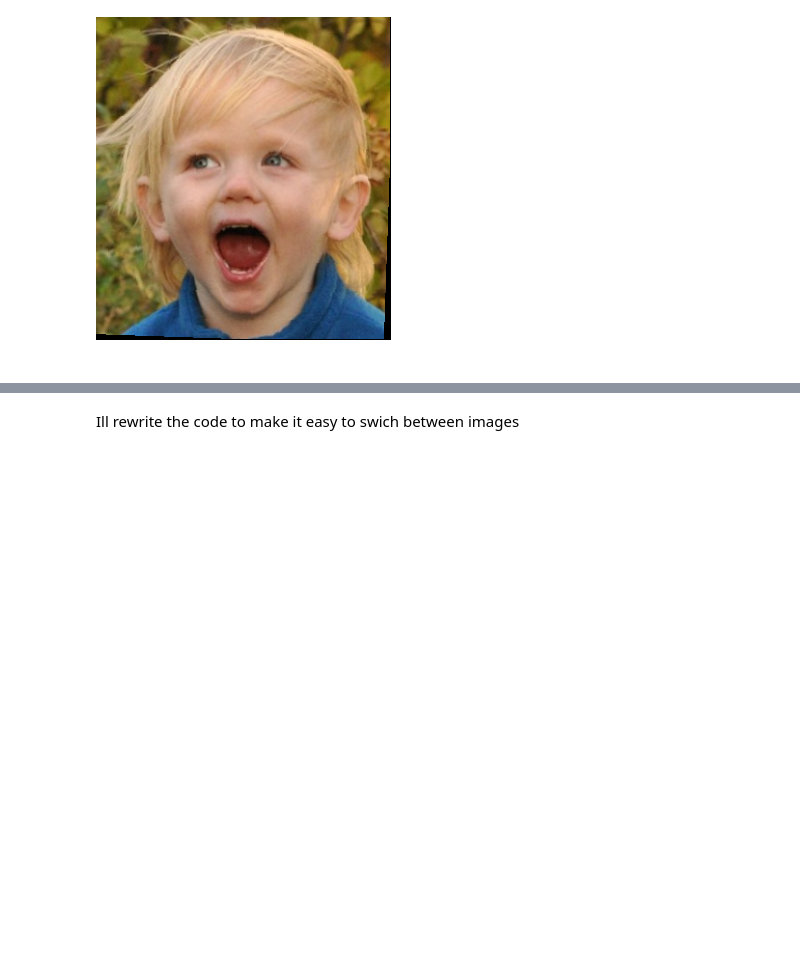
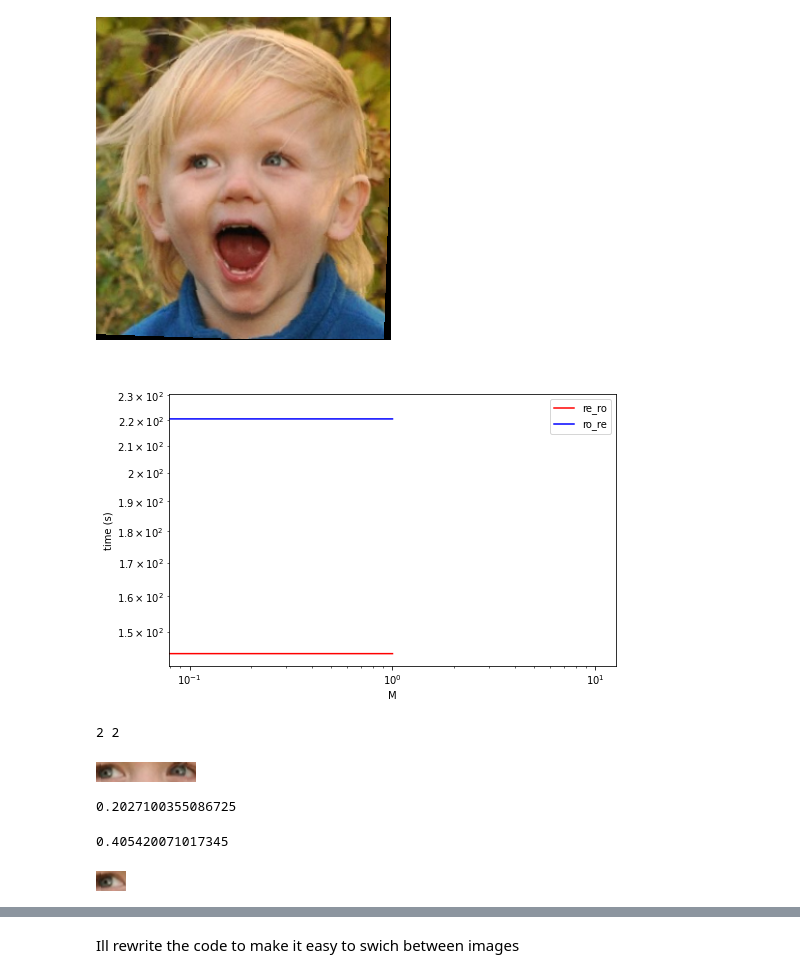
Before and after one commit to NewSciTLH/U-2-Net, a Jupyter notebook: notesdayperday.ipynb, the cells around one changed output, grey strips where cells are left out. Cells and saved outputs as stored; diff of their text form; code cells hidden in the pictures; blank space fills up the shorter version.

Commit message:
time test

```diff
--- a/notesdayperday.ipynb
+++ b/notesdayperday.ipynb
@@ -371,3 +336,58 @@ array_m = np.array(Image.open(f'/tmp/{600000}crop_{0}_temp'))[:,:,:3]
 Image.fromarray(array_m)
 # %% [output]
 [figure]
+# %%
+#Question: dilate vs rotate.
+from skimage.transform import rescale, resize, rotate
+from skimage.io import imread
+%matplotlib inline
+import matplotlib.pyplot as plt
+from timeit import Timer
+def re_ro(image):
+    h_im = 350
+    w_im = 300
+    for i in range(30):
+        resized_cropT = resize(image, (h_im+i,h_im+i), anti_aliasing=True)
+        for a in range(-10,10):
+            rot_cropT = rotate(resized_cropT/255, a/20 )*255
+def lrero(image):
+    h_im = 350
+    w_im = 300
+    [rotate(resize(image, (h_im+i,h_im+i), anti_aliasing=True)/255, a/20 )*255 for i in range(30) for a in range(-10,10)]
+
+
+def ro_re(image):
+    h_im = 350
+    w_im = 300
+    for a in range(-10,10):
+        rot_cropT = rotate(image/255, a/20)*255
+        for i in range(30):
+            resized_cropT = resize(rot_cropT, (h_im+i,h_im+i), anti_aliasing=True)
+def lrore(image):
+    h_im = 350
+    w_im = 300
+    [resize(rotate(image, a/20 ), (h_im+i,h_im+i), anti_aliasing=True)/255*255 for a in range(-10,10) for i in range(30) ]
+
+
+reps = 10
+rd, dr = [], []
+Ms = range(2)
+output = imread("baby.png")
+for _ in Ms:
+    t = Timer(lambda: re_ro(output))
+    rd.append(t.timeit(number=reps))
+    t = Timer(lambda: ro_re(output))
+    dr.append(t.timeit(number=reps))
+
+fig , ax = plt.subplots(figsize=(8, 5))
+ax.loglog(Ms, rd, c='r', label='re_ro')
+ax.loglog(Ms, dr, c='b', label='ro_re')
+ax.set_xlabel('M')
+ax.set_ylabel('time (s)')
+ax.legend();
+# %% [output]
+[figure, added]
+# %%
+print(len(rd),len(dr))
+# %% [output]
+2 2
@@ -374,3 +419,5 @@ Image.fromarray(array_m)
 # %%
-array_m = np.array(Image.open(f'/tmp/{600000}crop_{0}_temp'))[:,:,:3]
+array_m = np.array(output)[135:155,95:195,:3]
 Image.fromarray(array_m)
+# %% [output]
+[figure, added]
@@ -376,0 +429,8 @@ Image.fromarray(array_m)
+# %%
+angle
+# %% [output]
+0.2027100355086725
+# %%
+2*angle
+# %% [output]
+0.405420071017345
@@ -376,0 +440,5 @@ Image.fromarray(array_m)
+# %%
+array_m = np.array(output)[135:155,95:125,:3]
+Image.fromarray(array_m)
+# %% [output]
+[figure, added]
```
Also changed, not shown: parts of 13 cells of this notebook, 2 other files.
